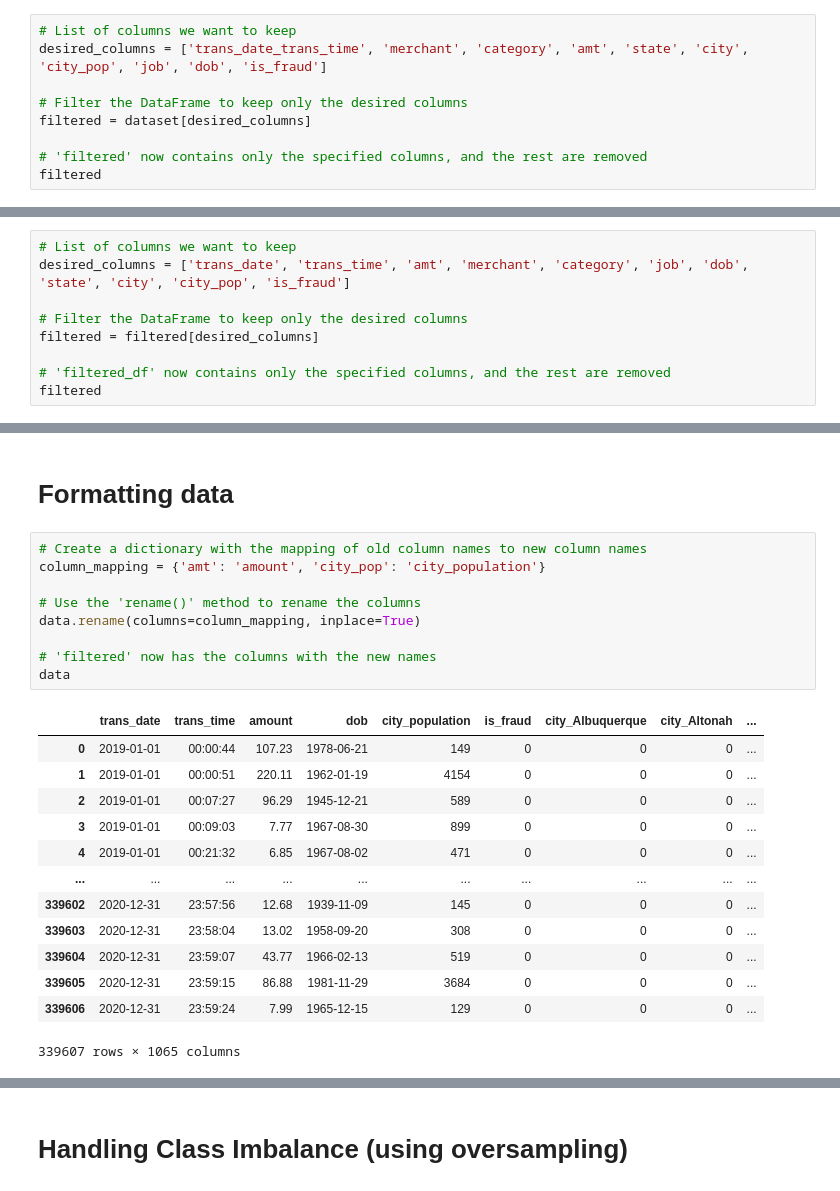
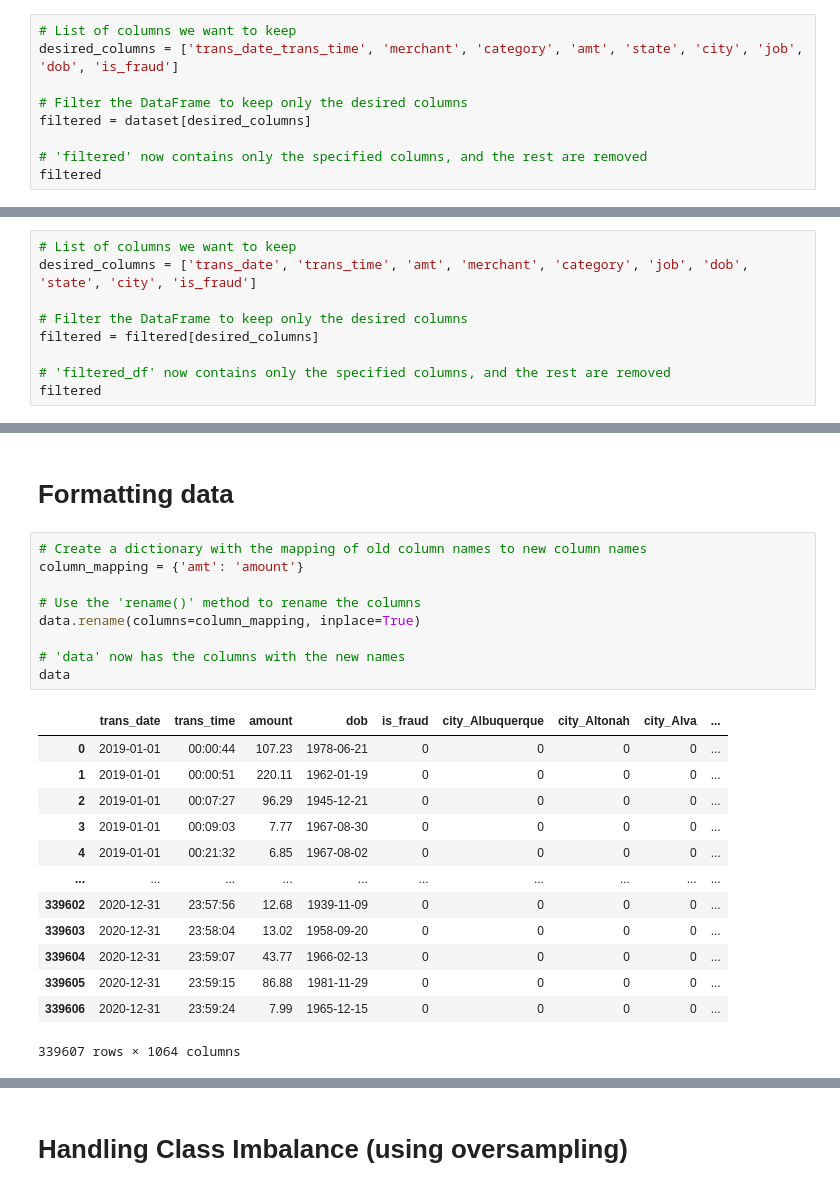
Before and after one commit to IT21070594/FDM-Project, a Jupyter notebook: Data Preprocessing.ipynb, the cells around one changed output, grey strips where cells are left out. Saved outputs shown, nothing was run; the diff lists cells and outputs as text.

```diff
--- a/Data Preprocessing.ipynb
+++ b/Data Preprocessing.ipynb
@@ -120,7 +176,7 @@ array(['grocery_pos', 'entertainment', 'shopping_pos', 'misc_pos',
 ### (1) Removing irrelevant columns
 # %%
 # List of columns we want to keep
-desired_columns = ['trans_date_trans_time', 'merchant', 'category', 'amt', 'state', 'city', 'city_pop', 'job', 'dob', 'is_fraud']
+desired_columns = ['trans_date_trans_time', 'merchant', 'category', 'amt', 'state', 'city', 'job', 'dob', 'is_fraud']
 
 # Filter the DataFrame to keep only the desired columns
 filtered = dataset[desired_columns]
@@ -249,6 +303,6 @@ print(filtered)
 # %%
 # List of columns we want to keep
-desired_columns = ['trans_date', 'trans_time', 'amt', 'merchant', 'category', 'job', 'dob', 'state', 'city', 'city_pop', 'is_fraud']
+desired_columns = ['trans_date', 'trans_time', 'amt', 'merchant', 'category', 'job', 'dob', 'state', 'city', 'is_fraud']
 
 # Filter the DataFrame to keep only the desired columns
 filtered = filtered[desired_columns]
@@ -293,27 +347,27 @@ data
 # Formatting data
 # %%
 # Create a dictionary with the mapping of old column names to new column names
-column_mapping = {'amt': 'amount', 'city_pop': 'city_population'}
+column_mapping = {'amt': 'amount'}
 
 # Use the 'rename()' method to rename the columns
 data.rename(columns=column_mapping, inplace=True)
 
-# 'filtered' now has the columns with the new names
+# 'data' now has the columns with the new names
 data
 # %% [output]
-|  | trans_date | trans_time | amount | dob | city_population | is_fraud | city_Albuquerque | city_Altonah | ... |
-| 0 | 2019-01-01 | 00:00:44 | 107.23 | 1978-06-21 | 149 | 0 | 0 | 0 | ... |
-| 1 | 2019-01-01 | 00:00:51 | 220.11 | 1962-01-19 | 4154 | 0 | 0 | 0 | ... |
-| 2 | 2019-01-01 | 00:07:27 | 96.29 | 1945-12-21 | 589 | 0 | 0 | 0 | ... |
-| 3 | 2019-01-01 | 00:09:03 | 7.77 | 1967-08-30 | 899 | 0 | 0 | 0 | ... |
-| 4 | 2019-01-01 | 00:21:32 | 6.85 | 1967-08-02 | 471 | 0 | 0 | 0 | ... |
+|  | trans_date | trans_time | amount | dob | is_fraud | city_Albuquerque | city_Altonah | city_Alva | ... |
+| 0 | 2019-01-01 | 00:00:44 | 107.23 | 1978-06-21 | 0 | 0 | 0 | 0 | ... |
+| 1 | 2019-01-01 | 00:00:51 | 220.11 | 1962-01-19 | 0 | 0 | 0 | 0 | ... |
+| 2 | 2019-01-01 | 00:07:27 | 96.29 | 1945-12-21 | 0 | 0 | 0 | 0 | ... |
+| 3 | 2019-01-01 | 00:09:03 | 7.77 | 1967-08-30 | 0 | 0 | 0 | 0 | ... |
+| 4 | 2019-01-01 | 00:21:32 | 6.85 | 1967-08-02 | 0 | 0 | 0 | 0 | ... |
 | ... | ... | ... | ... | ... | ... | ... | ... | ... | ... |
-| 339602 | 2020-12-31 | 23:57:56 | 12.68 | 1939-11-09 | 145 | 0 | 0 | 0 | ... |
-| 339603 | 2020-12-31 | 23:58:04 | 13.02 | 1958-09-20 | 308 | 0 | 0 | 0 | ... |
-| 339604 | 2020-12-31 | 23:59:07 | 43.77 | 1966-02-13 | 519 | 0 | 0 | 0 | ... |
-| 339605 | 2020-12-31 | 23:59:15 | 86.88 | 1981-11-29 | 3684 | 0 | 0 | 0 | ... |
-| 339606 | 2020-12-31 | 23:59:24 | 7.99 | 1965-12-15 | 129 | 0 | 0 | 0 | ... |
+| 339602 | 2020-12-31 | 23:57:56 | 12.68 | 1939-11-09 | 0 | 0 | 0 | 0 | ... |
+| 339603 | 2020-12-31 | 23:58:04 | 13.02 | 1958-09-20 | 0 | 0 | 0 | 0 | ... |
+| 339604 | 2020-12-31 | 23:59:07 | 43.77 | 1966-02-13 | 0 | 0 | 0 | 0 | ... |
+| 339605 | 2020-12-31 | 23:59:15 | 86.88 | 1981-11-29 | 0 | 0 | 0 | 0 | ... |
+| 339606 | 2020-12-31 | 23:59:24 | 7.99 | 1965-12-15 | 0 | 0 | 0 | 0 | ... |
-339607 rows × 1065 columns
+339607 rows × 1064 columns
 # %%
 data.dtypes
 # %% [output]
```
Also changed, not shown: parts of 15 cells of this notebook.
